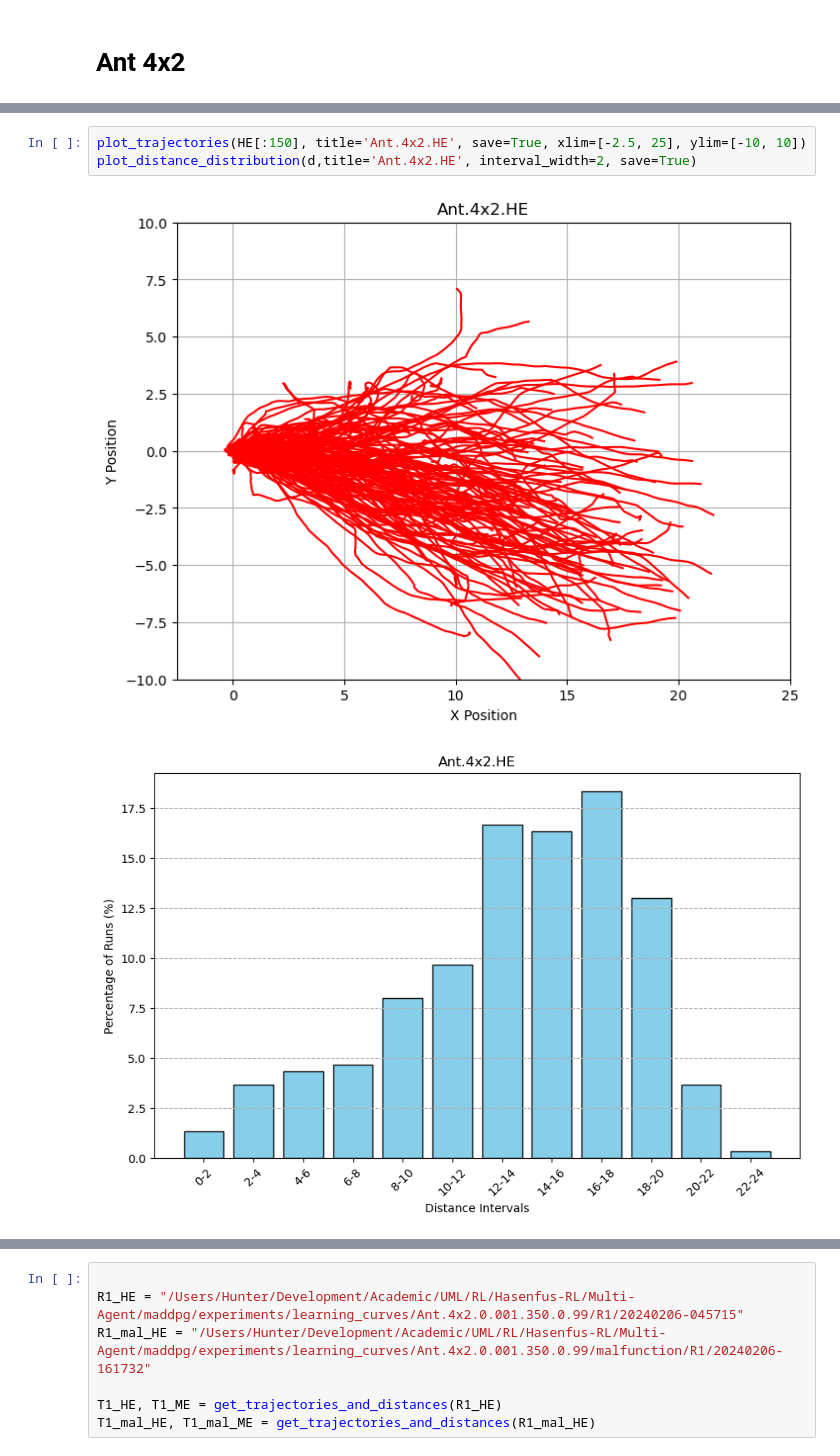
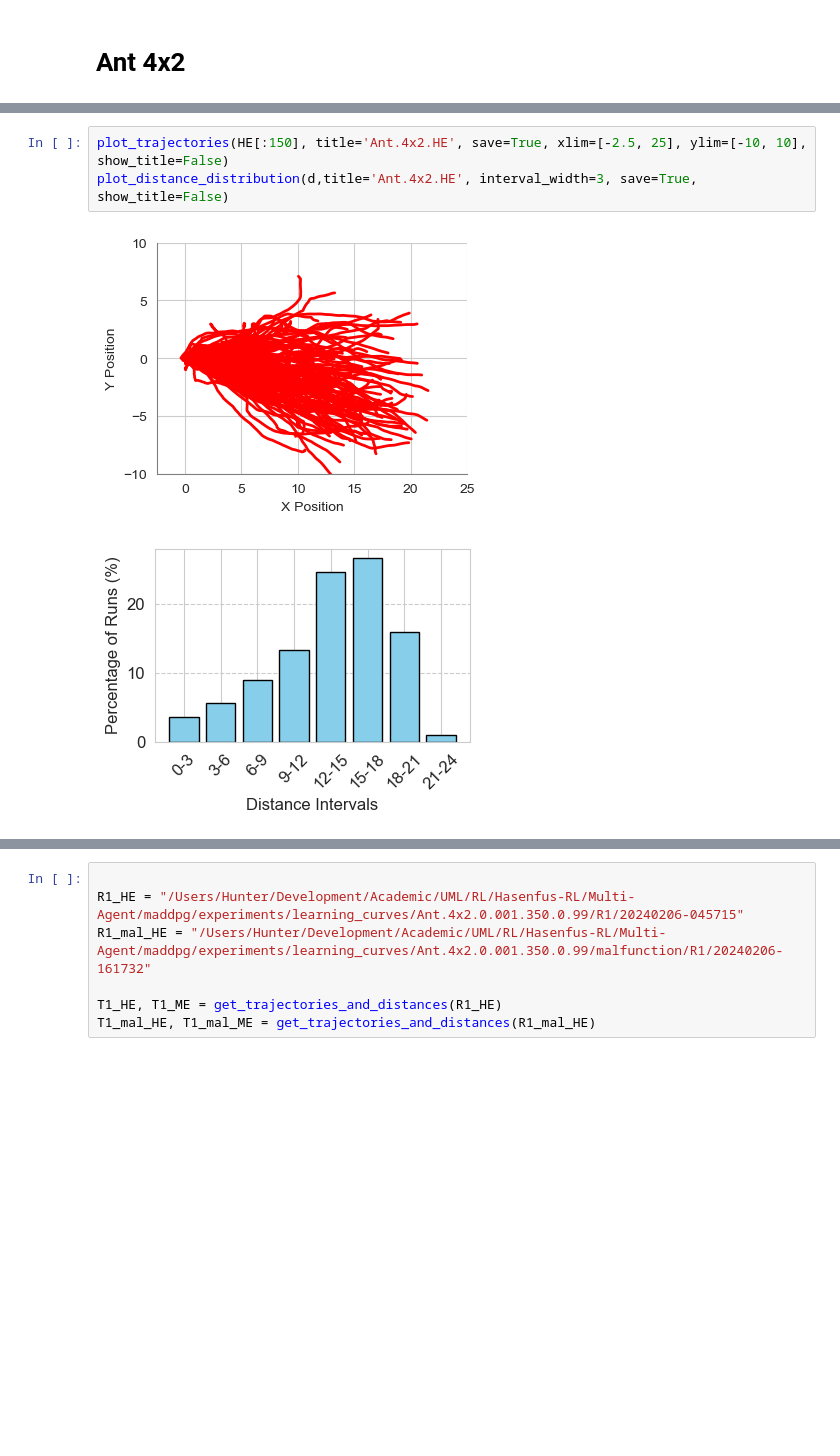
Before and after one commit to Hasenfus/maddpg, a Jupyter notebook: experiments/Analysis/MMJC-trajectories.ipynb, the cells around one changed output, grey strips where cells are left out. Saved outputs shown, nothing was run; the diff lists cells and outputs as text; blank space fills up the shorter version.

```diff
--- a/experiments/Analysis/MMJC-trajectories.ipynb
+++ b/experiments/Analysis/MMJC-trajectories.ipynb
@@ -31,9 +31,9 @@ HE, ME, d = get_trajectories_and_distances(HE)
 mal_HE_0, mal_ME_0, mal_d_0 = get_trajectories_and_distances(mal_HE_0)
 mal_HE_2, mal_ME_2, mal_d_2 = get_trajectories_and_distances(mal_HE_2)
 # %%
-plot_trajectories(HE[:150], title='Ant.4x2.HE', save=True, xlim=[-2.5, 25], ylim=[-10, 10])
-plot_distance_distribution(d,title='Ant.4x2.HE', interval_width=2, save=True)
+plot_trajectories(HE[:150], title='Ant.4x2.HE', save=True, xlim=[-2.5, 25], ylim=[-10, 10], show_title=False)
+plot_distance_distribution(d,title='Ant.4x2.HE', interval_width=3, save=True, show_title=False)
 # %% [output]
-[figure, old version]
+[figure, new version]
-[figure, old version]
+[figure, new version]
 # %%
```
Also changed, not shown: parts of 18 cells of this notebook, 44 other files.
